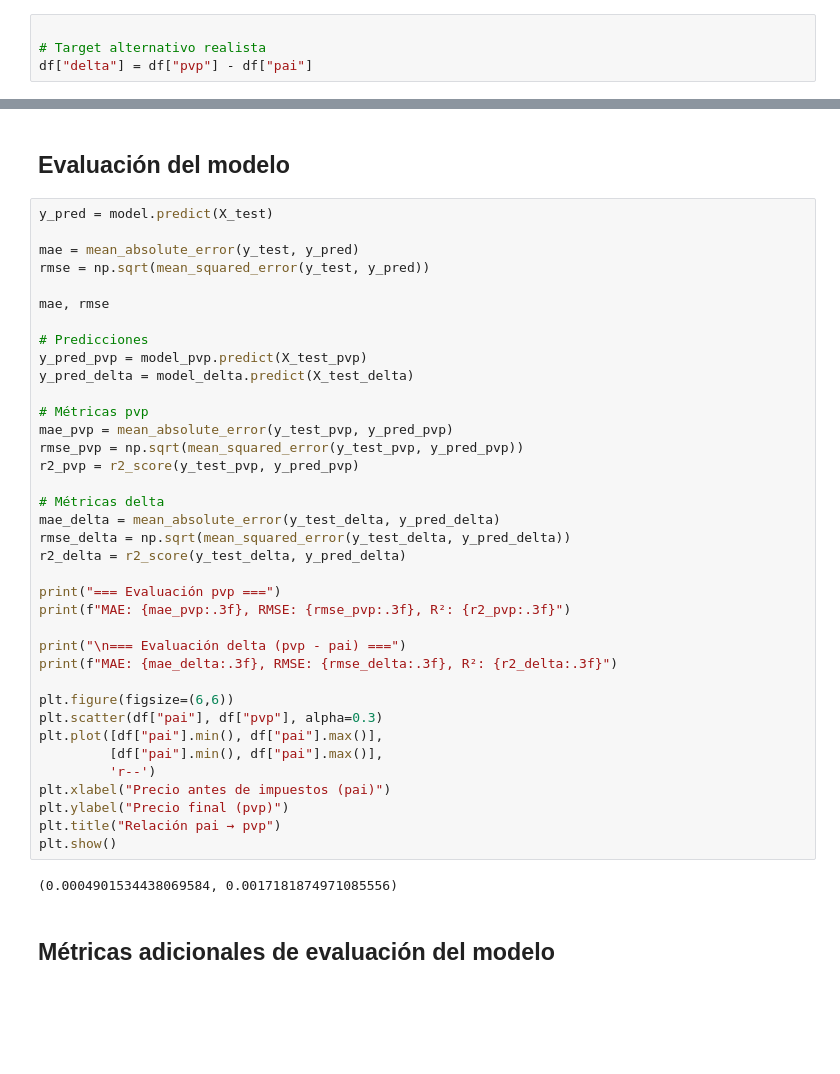
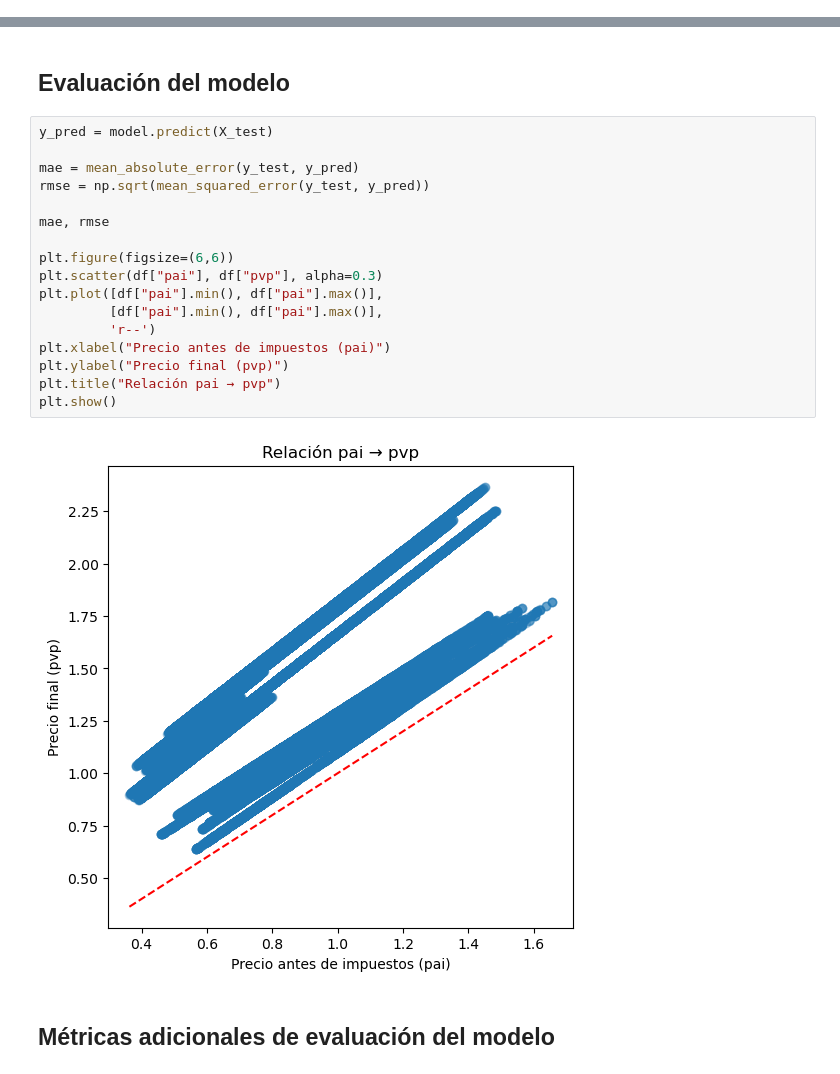
Before and after one commit to juanvi1921/ProyectoFinalCE, a Jupyter notebook: 01_funcionCompleta.ipynb, the cells around one changed output, grey strips where cells are left out. Saved outputs shown, nothing was run; the diff lists cells and outputs as text; blank space fills up the shorter version.

```diff
--- a/01_funcionCompleta.ipynb
+++ b/01_funcionCompleta.ipynb
@@ -459,10 +460,6 @@ df = df.dropna()
 df["year"] = df["fecha"].dt.year
 df["month"] = df["fecha"].dt.month
 df["day"] = df["fecha"].dt.day
-# %%
-
-# Target alternativo realista
-df["delta"] = df["pvp"] - df["pai"]
 # %% [markdown]
 ## Selección de variables predictoras y objetivo
 # %%
@@ -515,42 +494,22 @@ RandomForestRegressor(n_estimators=200, n_jobs=-1, random_state=42)
 # %%
 y_pred = model.predict(X_test)
 
 mae = mean_absolute_error(y_test, y_pred)
 rmse = np.sqrt(mean_squared_error(y_test, y_pred))
 
 mae, rmse
-
-# Predicciones
-y_pred_pvp = model_pvp.predict(X_test_pvp)
-y_pred_delta = model_delta.predict(X_test_delta)
-
-# Métricas pvp
-mae_pvp = mean_absolute_error(y_test_pvp, y_pred_pvp)
-rmse_pvp = np.sqrt(mean_squared_error(y_test_pvp, y_pred_pvp))
-r2_pvp = r2_score(y_test_pvp, y_pred_pvp)
-
-# Métricas delta
-mae_delta = mean_absolute_error(y_test_delta, y_pred_delta)
-rmse_delta = np.sqrt(mean_squared_error(y_test_delta, y_pred_delta))
-r2_delta = r2_score(y_test_delta, y_pred_delta)
-
-print("=== Evaluación pvp ===")
-print(f"MAE: {mae_pvp:.3f}, RMSE: {rmse_pvp:.3f}, R²: {r2_pvp:.3f}")
-
-print("\n=== Evaluación delta (pvp - pai) ===")
-print(f"MAE: {mae_delta:.3f}, RMSE: {rmse_delta:.3f}, R²: {r2_delta:.3f}")
 
 plt.figure(figsize=(6,6))
 plt.scatter(df["pai"], df["pvp"], alpha=0.3)
 plt.plot([df["pai"].min(), df["pai"].max()],
          [df["pai"].min(), df["pai"].max()],
          'r--')
 plt.xlabel("Precio antes de impuestos (pai)")
 plt.ylabel("Precio final (pvp)")
 plt.title("Relación pai → pvp")
 plt.show()
 # %% [output]
-(0.0004901534438069584, 0.0017181874971085556)
+[figure, added]
 # %% [markdown]
 ## Métricas adicionales de evaluación del modelo
 # %%
```
Also changed, not shown: parts of 8 cells of this notebook.
